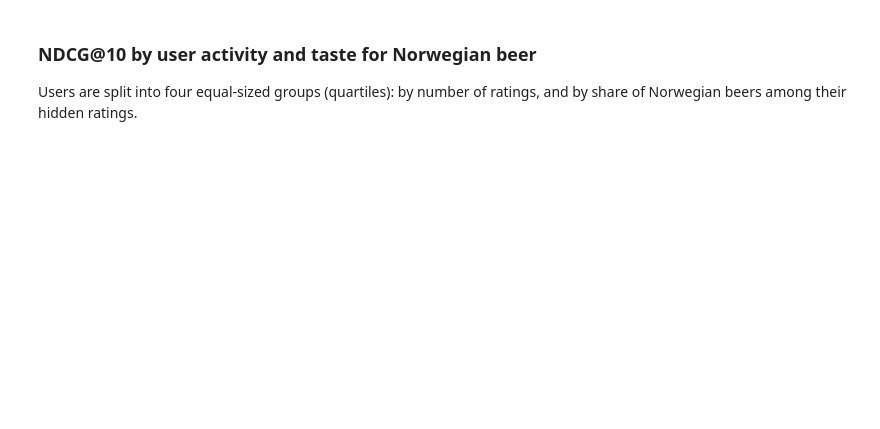
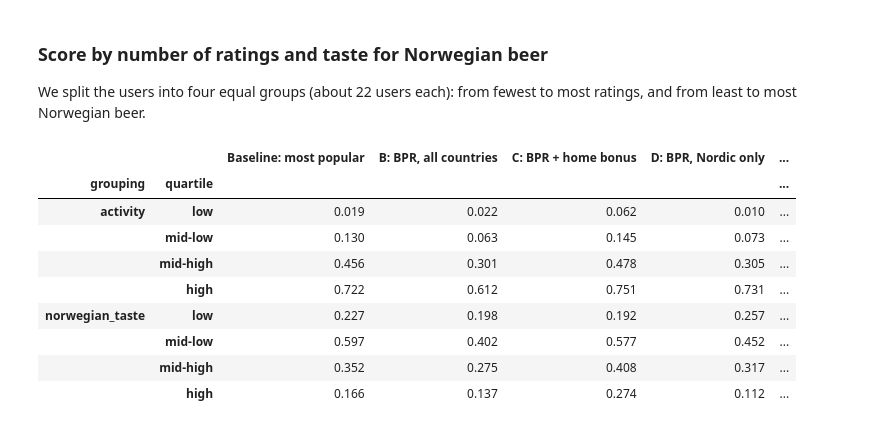
Before and after one commit to marennodenes/beer-recsys, a Jupyter notebook: notebooks/04_results.ipynb, the cells around one changed output. Cells and saved outputs as stored; diff of their text form; code cells hidden in the pictures; blank space fills up the shorter version.

```diff
--- a/notebooks/04_results.ipynb
+++ b/notebooks/04_results.ipynb
@@ -110,22 +124 @@ The check below compares the means with `model_results.csv`. Small differences c
-# %%
-train, history, hidden = load_split()
-test_hidden = hidden[hidden["group"] == "test"]
-
-bpr_all = train_bpr(train, history, factors=BEST_FACTORS)
-nordic = nordic_train(train)
-bpr_nordic = train_bpr(nordic, history, factors=BEST_FACTORS)
-bpr_sample = train_bpr(non_nordic_sample(train, len(nordic)), history, factors=BEST_FACTORS)
-
-recommendations = {
-    "baseline": recommend_popular(popular_beers(train), history),
-    "B": recommend_bpr(bpr_all, history),
-    "C": recommend_bpr(bpr_all, history, home_bonus=BEST_BONUS),
-    "D": recommend_bpr(bpr_nordic, history),
-    "E": recommend_bpr(bpr_sample, history),
-}
-scores = {run: user_scores(recs, test_hidden).set_index("user_id") for run, recs in recommendations.items()}
-ndcg = pd.DataFrame({run: run_scores["ndcg"] for run, run_scores in scores.items()})
-recall = pd.DataFrame({run: run_scores["recall"] for run, run_scores in scores.items()})
-
-pd.DataFrame({"ndcg@10 (03)": test_results["ndcg@10"], "ndcg@10 (here)": ndcg.mean()}).round(3)
 # %% [markdown]
@@ -222,18 +249,28 @@ no_hit_table.round(3)
-# %% [markdown]
-### NDCG@10 by user activity and taste for Norwegian beer
-
-Users are split into four equal-sized groups (quartiles): by number of ratings, and by share of Norwegian beers among their hidden ratings.
+# %% [markdown]
+### Score by number of ratings and taste for Norwegian beer
+
+We split the users into four equal groups (about 22 users each): from fewest to most ratings, and from least to most Norwegian beer.
 # %%
 QUARTILES = ["low", "mid-low", "mid-high", "high"]
 # rank first so ties do not break the four equal groups
 users["activity"] = pd.qcut(users["n_ratings"].rank(method="first"), 4, labels=QUARTILES)
 users["norwegian_taste"] = pd.qcut(users["share_norwegian"].rank(method="first"), 4, labels=QUARTILES)
 
 GROUPINGS = {"activity": "Number of ratings", "norwegian_taste": "Share of Norwegian beers"}
-NDCG_COLUMNS = [f"{run}_ndcg" for run in RUNS]
 group_tables = {
-    column: users.groupby(column, observed=True)[NDCG_COLUMNS].mean().set_axis(RUN_LABELS.values(), axis=1)
+    column: users.groupby(column, observed=True)[[f"{run}_ndcg" for run in RUNS]].mean().set_axis(RUNS, axis=1)
     for column in GROUPINGS
 }
-pd.concat(group_tables, names=["grouping", "quartile"]).round(3)
+pd.concat(group_tables, names=["grouping", "quartile"]).rename(columns=RUN_LABELS).round(3)
+# %% [output]
+|  |  | Baseline: most popular | B: BPR, all countries | C: BPR + home bonus | D: BPR, Nordic only | ... |
+| grouping | quartile |  |  |  |  | ... |
+| activity | low | 0.019 | 0.022 | 0.062 | 0.010 | ... |
+|  | mid-low | 0.130 | 0.063 | 0.145 | 0.073 | ... |
+|  | mid-high | 0.456 | 0.301 | 0.478 | 0.305 | ... |
+|  | high | 0.722 | 0.612 | 0.751 | 0.731 | ... |
+| norwegian_taste | low | 0.227 | 0.198 | 0.192 | 0.257 | ... |
+|  | mid-low | 0.597 | 0.402 | 0.577 | 0.452 | ... |
+|  | mid-high | 0.352 | 0.275 | 0.408 | 0.317 | ... |
+|  | high | 0.166 | 0.137 | 0.274 | 0.112 | ... |
 # %%
```
Also changed, not shown: parts of 27 cells of this notebook, 5 other files.
